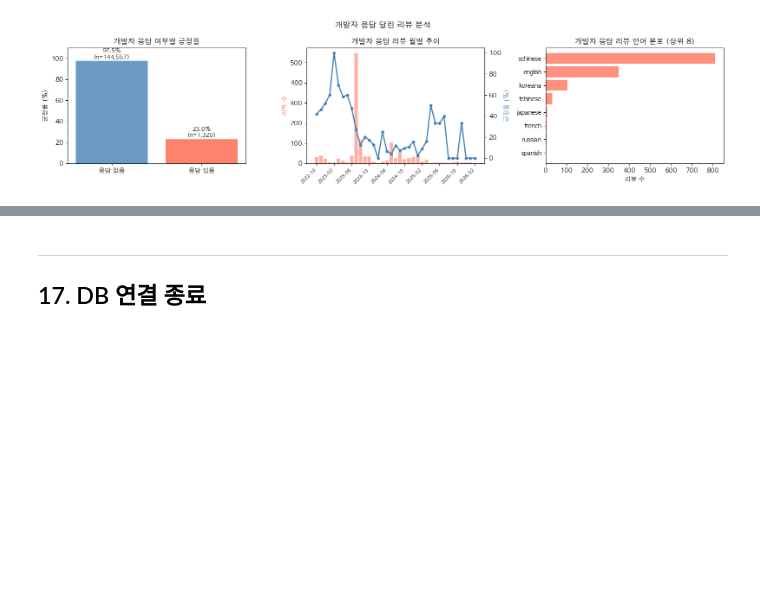
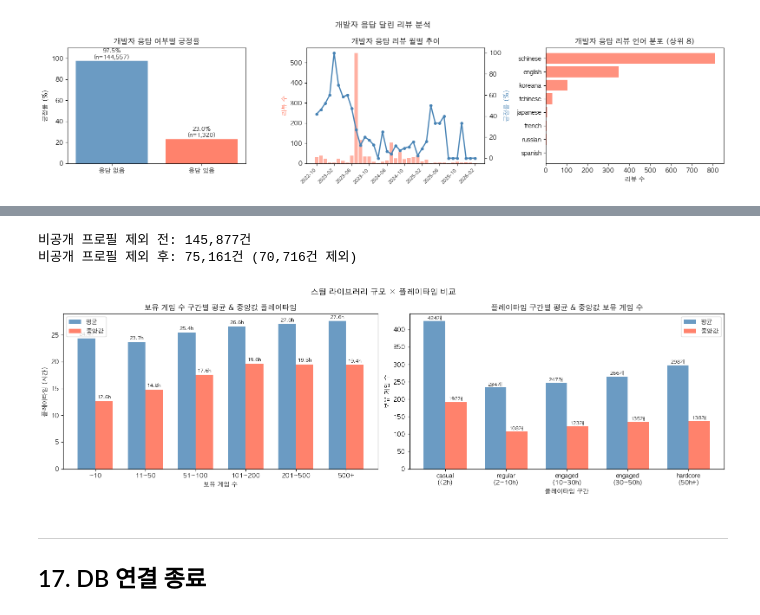
Before and after one commit to sjlee42/dave-diver-review-analysis, a Jupyter notebook: notebooks/02_eda.ipynb, the cells around one changed output, grey strips where cells are left out. Drawn from its saved outputs; the diff is of its cells as text; code cells hidden in the pictures; blank space fills up the shorter version.

```diff
--- a/notebooks/02_eda.ipynb
+++ b/notebooks/02_eda.ipynb
@@ -831,3 +841,81 @@ else:
+# %%
+# num_games_owned = 0은 비공개 프로필로 간주해 제외
+df_games = df[df['num_games_owned'] > 0].copy()
+print(f"비공개 프로필 제외 전: {len(df):,}건")
+print(f"비공개 프로필 제외 후: {len(df_games):,}건 ({(df['num_games_owned'] == 0).sum():,}건 제외)")
+
+bins_g   = [0, 10, 50, 100, 200, 500, 99999]
+labels_g = ['~10', '11~50', '51~100', '101~200', '201~500', '500+']
+
+bins_p   = [0, 120, 600, 1800, 3000, 999999]
+labels_p = ['casual\n(<2h)', 'regular\n(2~10h)', 'engaged\n(10~30h)', 'engaged\n(30~50h)', 'hardcore\n(50h+)']
+
+df['game_segment'] = pd.cut(df['num_games_owned'],    bins=bins_g, labels=labels_g)
+df['play_segment'] = pd.cut(df['playtime_at_review'], bins=bins_p, labels=labels_p)
+
+# 집계
+game_play = df.groupby('game_segment', observed=True).agg(
+    count           = ('voted_up', 'count'),
+    avg_playtime    = ('playtime_hours_at_review', 'mean'),
+    median_playtime = ('playtime_hours_at_review', 'median'),
+).reset_index()
+
+play_game = df[df['num_games_owned'] > 0].groupby('play_segment', observed=True).agg(
+    avg_games    = ('num_games_owned', 'mean'),
+    median_games = ('num_games_owned', 'median'),
+    count        = ('num_games_owned', 'count'),
+).reset_index()
+
+fig, axes = plt.subplots(1, 2, figsize=(16, 5))
+
+# ── 1. 보유 게임 수 구간별 평균 & 중앙값 플레이타임 ──
+x = range(len(game_play))
+w = 0.35
+axes[0].bar([i - w/2 for i in x], game_play['avg_playtime'],
+            width=w, color='steelblue', alpha=0.8, label='평균')
+axes[0].bar([i + w/2 for i in x], game_play['median_playtime'],
+            width=w, color='tomato', alpha=0.8, label='중앙값')
+
+for i, row in game_play.iterrows():
+    axes[0].text(i - w/2, row['avg_playtime'] + 0.3,
+                 f"{row['avg_playtime']:.1f}h", ha='center', va='bottom', fontsize=8)
+    axes[0].text(i + w/2, row['median_playtime'] + 0.3,
+                 f"{row['median_playtime']:.1f}h", ha='center', va='bottom', fontsize=8)
+
+axes[0].set_xticks(x)
+axes[0].set_xticklabels(labels_g)
+axes[0].set_xlabel('보유 게임 수')
+axes[0].set_ylabel('플레이타임 (시간)')
+axes[0].set_title('보유 게임 수 구간별 평균 & 중앙값 플레이타임')
+axes[0].legend()
+
+# ── 2. 플레이타임 5구간별 보유 게임 수 평균 & 중앙값 ──
+x2 = range(len(play_game))
+axes[1].bar([i - w/2 for i in x2], play_game['avg_games'],
+            width=w, color='steelblue', alpha=0.8, label='평균')
+axes[1].bar([i + w/2 for i in x2], play_game['median_games'],
+            width=w, color='tomato', alpha=0.8, label='중앙값')
+
+for i, row in play_game.iterrows():
+    axes[1].text(i - w/2, row['avg_games'] + 2,
+                 f"{row['avg_games']:.0f}개", ha='center', va='bottom', fontsize=8)
+    axes[1].text(i + w/2, row['median_games'] + 2,
+                 f"{row['median_games']:.0f}개", ha='center', va='bottom', fontsize=8)
+
+axes[1].set_xticks(x2)
+axes[1].set_xticklabels(labels_p)
+axes[1].set_xlabel('플레이타임 구간')
+axes[1].set_ylabel('보유 게임 수')
+axes[1].set_title('플레이타임 구간별 평균 & 중앙값 보유 게임 수')
+axes[1].legend()
+
+fig.suptitle('스팀 라이브러리 규모 × 플레이타임 비교', fontsize=13)
+fig.tight_layout()
+plt.show()
+# %% [output]
+비공개 프로필 제외 전: 145,877건
+비공개 프로필 제외 후: 75,161건 (70,716건 제외)
+[figure, added]
 # %% [markdown]
 ---
 ## 17. DB 연결 종료
```
Also changed, not shown: parts of 5 cells of this notebook, 1 other file.
